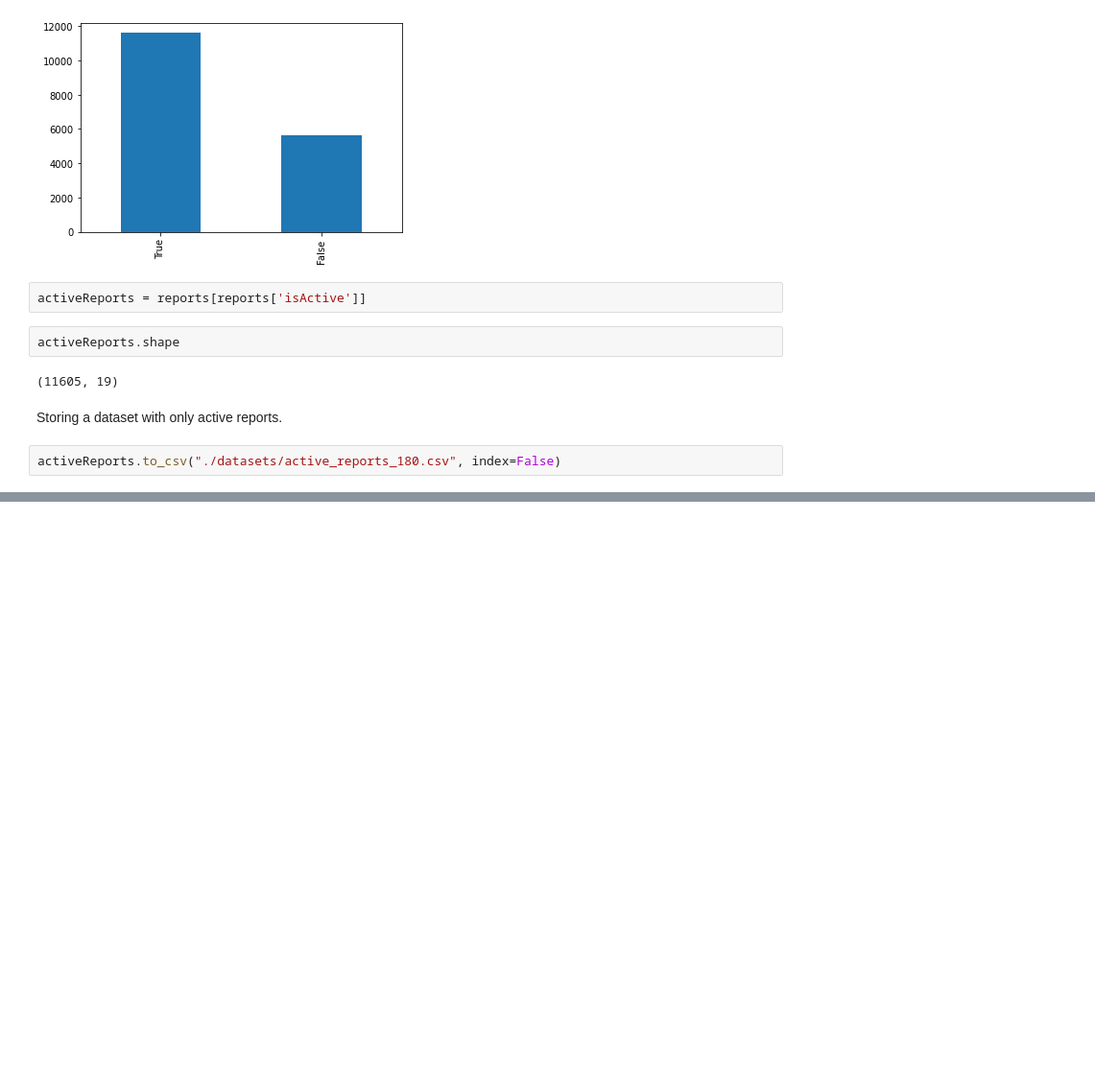
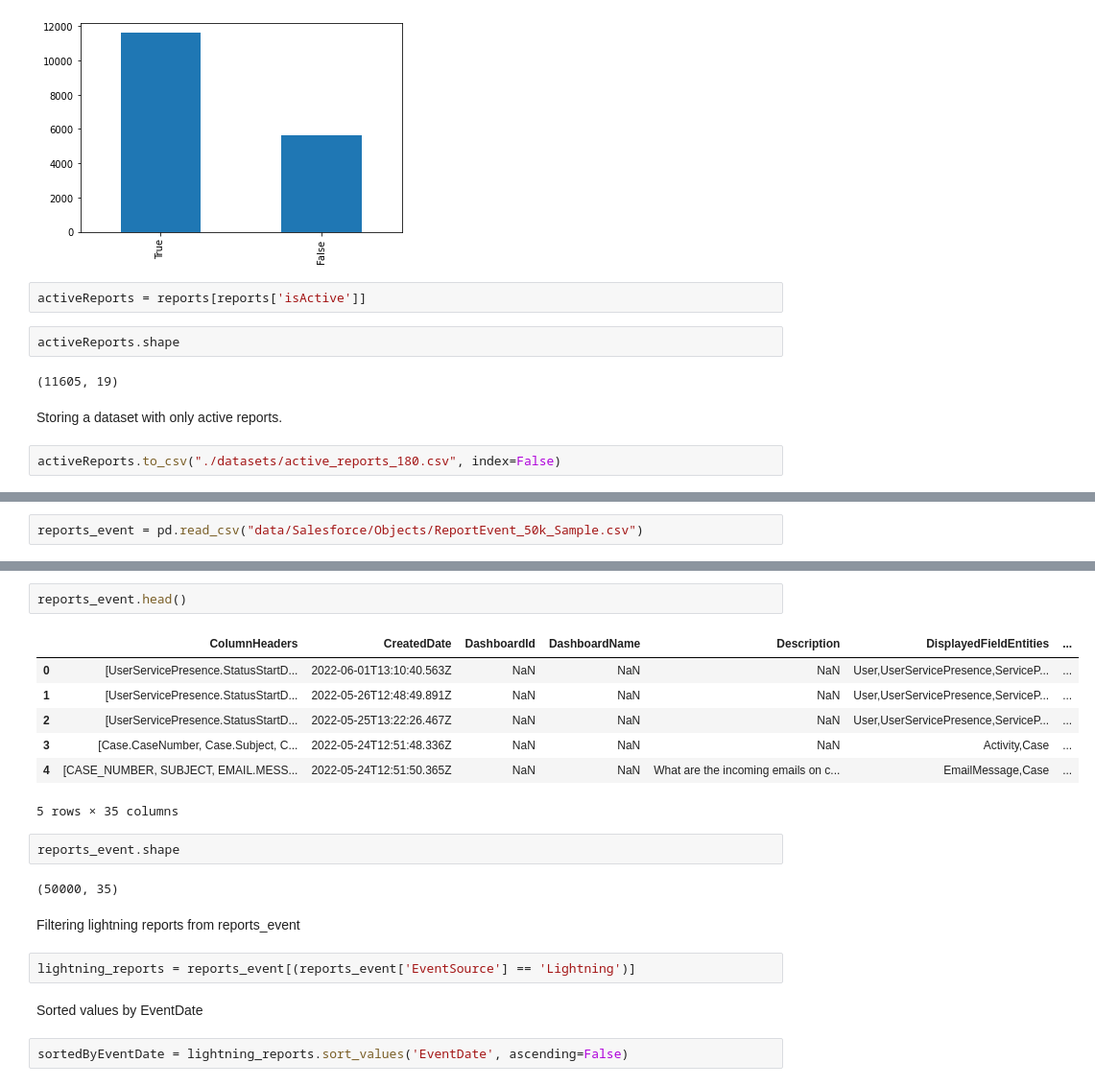
Before and after one commit to dell-splab/lightning-analysis, a Jupyter notebook: 1. What are the active reports.ipynb, the cells around one changed output, grey strips where cells are left out. Shown at 96% size. Saved outputs shown, nothing was run; the diff lists cells and outputs as text; blank space fills up the shorter version.

```diff
--- a/1. What are the active reports.ipynb
+++ b/1. What are the active reports.ipynb
@@ -125,0 +128,2 @@ activeReports.to_csv("./datasets/active_reports_180.csv", index=False)
+# %%
+reports_event = pd.read_csv("data/Salesforce/Objects/ReportEvent_50k_Sample.csv")
@@ -125,0 +150,22 @@ activeReports.to_csv("./datasets/active_reports_180.csv", index=False)
+# %%
+reports_event.head()
+# %% [output]
+|  | ColumnHeaders | CreatedDate | DashboardId | DashboardName | Description | DisplayedFieldEntities | ... |
+| 0 | [UserServicePresence.StatusStartD... | 2022-06-01T13:10:40.563Z | NaN | NaN | NaN | User,UserServicePresence,ServiceP... | ... |
+| 1 | [UserServicePresence.StatusStartD... | 2022-05-26T12:48:49.891Z | NaN | NaN | NaN | User,UserServicePresence,ServiceP... | ... |
+| 2 | [UserServicePresence.StatusStartD... | 2022-05-25T13:22:26.467Z | NaN | NaN | NaN | User,UserServicePresence,ServiceP... | ... |
+| 3 | [Case.CaseNumber, Case.Subject, C... | 2022-05-24T12:51:48.336Z | NaN | NaN | NaN | Activity,Case | ... |
+| 4 | [CASE_NUMBER, SUBJECT, EMAIL.MESS... | 2022-05-24T12:51:50.365Z | NaN | NaN | What are the incoming emails on c... | EmailMessage,Case | ... |
+5 rows × 35 columns
+# %%
+reports_event.shape
+# %% [output]
+(50000, 35)
+# %% [markdown]
+ Filtering lightning reports from reports_event
+# %%
+lightning_reports = reports_event[(reports_event['EventSource'] == 'Lightning')]
+# %% [markdown]
+Sorted values by EventDate
+# %%
+sortedByEventDate = lightning_reports.sort_values('EventDate', ascending=False)
```
Also changed, not shown: parts of 23 cells of this notebook, 1 other file.
